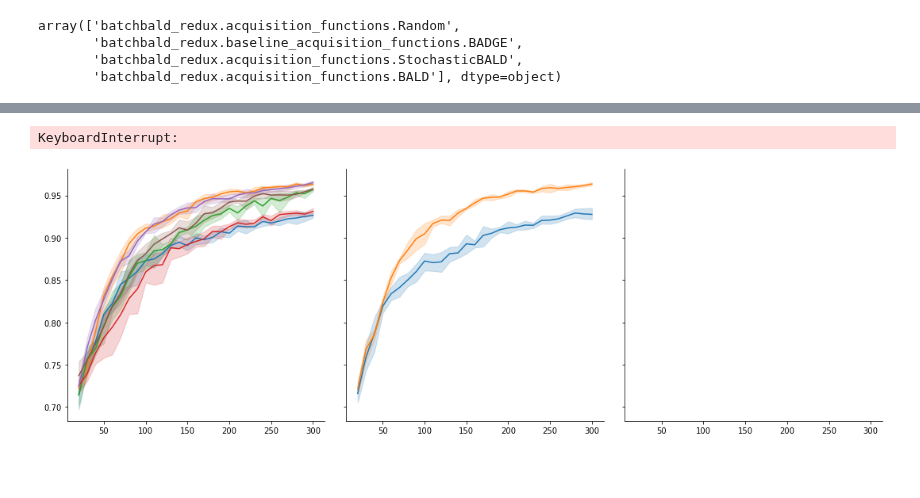
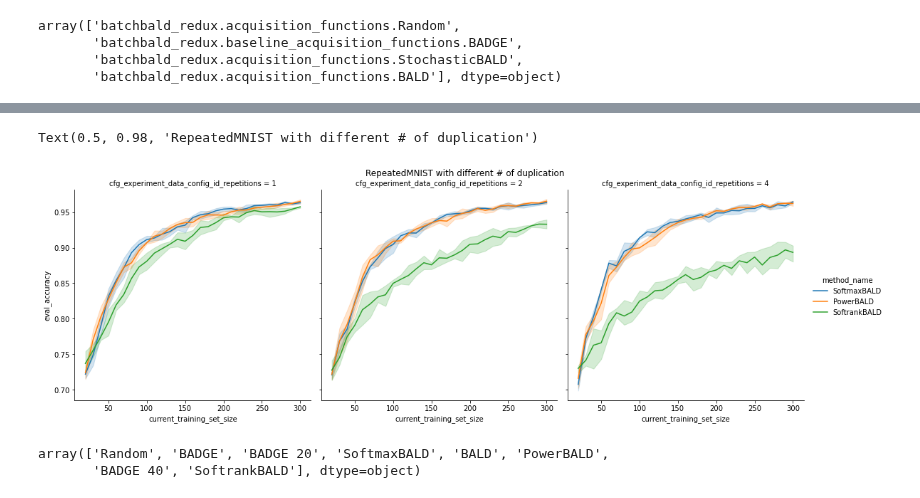
Before and after one commit to BlackHC/active_learning_redux, a Jupyter notebook: U_fig1_plots_repeated_mnist.ipynb, the cells around one changed output, grey strips where cells are left out. Saved outputs shown, nothing was run; the diff lists cells and outputs as text; code cells hidden in the pictures; blank space fills up the shorter version.

```diff
--- a/U_fig1_plots_repeated_mnist.ipynb
+++ b/U_fig1_plots_repeated_mnist.ipynb
@@ -327,8 +340,13 @@ array(['Random', 'BADGE', 'SoftmaxBALD', 'BALD', 'PowerBALD',
 # %%
-sub_df = df[df.cfg_max_training_set==300]
+sub_df = df[(df.cfg_max_training_set==300) & (~df.cfg_stochastic_mode.isna())]
 g = sns.relplot(data=sub_df, x="current_training_set_size", y="eval_accuracy", hue="method_name", col="cfg_experiment_data_config_id_repetitions", kind="line")
 g.fig.subplots_adjust(top=0.9) # adjust the Figure in rp
 g.fig.suptitle('RepeatedMNIST with different # of duplication')
 # %% [output]
-KeyboardInterrupt:
+Text(0.5, 0.98, 'RepeatedMNIST with different # of duplication')
-[figure, old version]
+[figure, new version]
+# %%
+df.method_name.unique()
+# %% [output]
+array(['Random', 'BADGE', 'BADGE 20', 'SoftmaxBALD', 'BALD', 'PowerBALD',
+       'BADGE 40', 'SoftrankBALD'], dtype=object)
```
Also changed, not shown: parts of 5 cells of this notebook, 32 other files.
